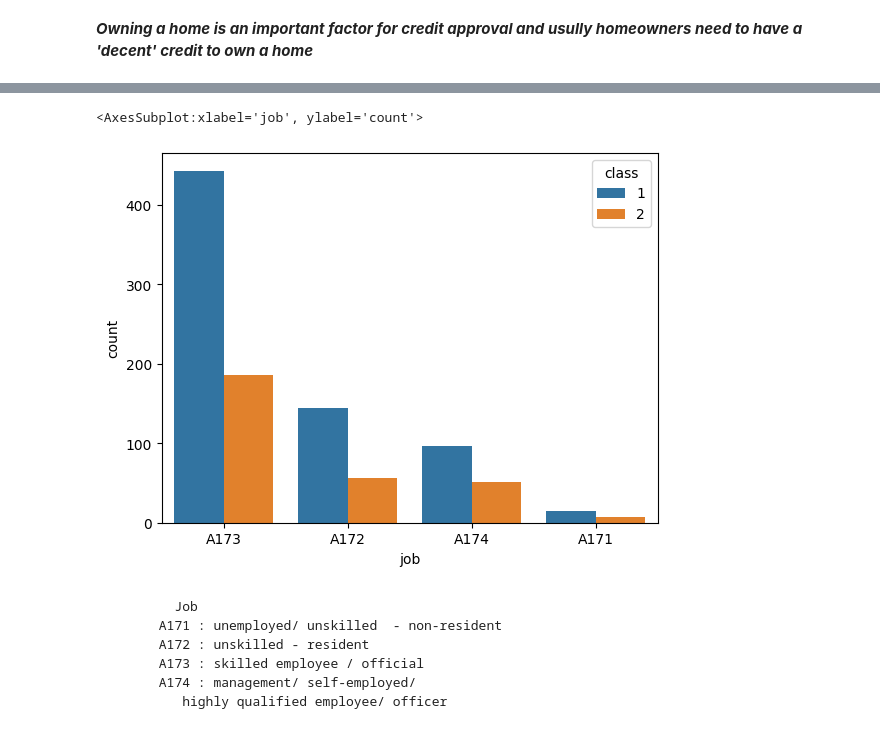
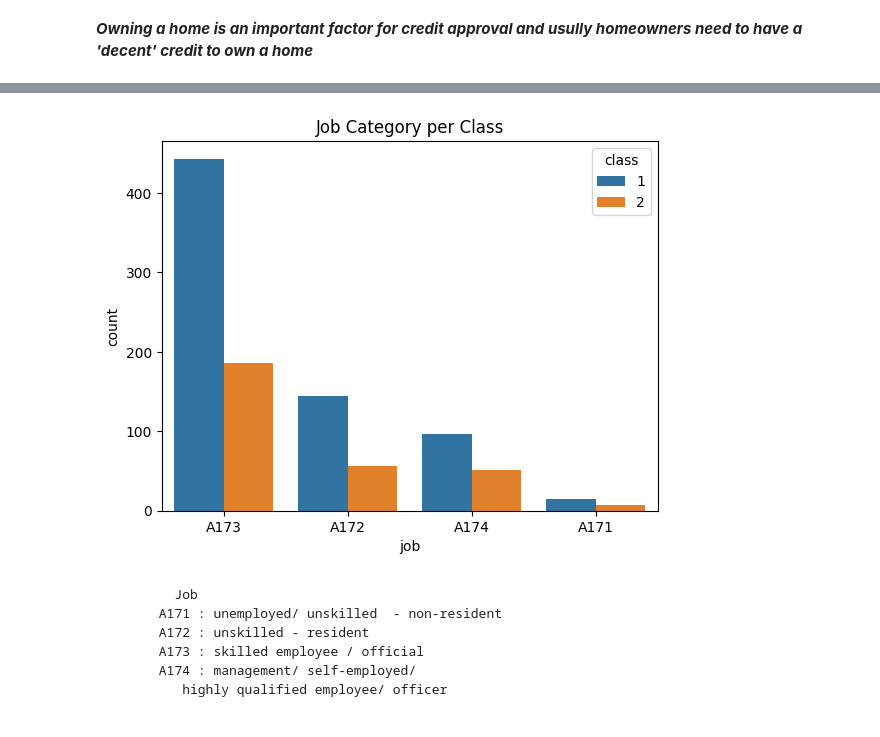
Before and after one commit to lopez-Luis89/Credit, a Jupyter notebook: Team Project AAI 501.ipynb, the cells around one changed output, grey strips where cells are left out. Saved outputs shown, nothing was run; the diff lists cells and outputs as text; code cells hidden in the pictures.

```diff
--- a/Team Project AAI 501.ipynb
+++ b/Team Project AAI 501.ipynb
@@ -499,8 +413,9 @@ Index(['duration_month', 'credit_amount', 'present_employment',
 # %%
 sns.countplot(data=df_encoded, x = 'job', hue = 'class' )
+plt.title('Job Category per Class')
+plt.show();
 # %% [output]
-<AxesSubplot:xlabel='job', ylabel='count'>
-[figure, old version]
+[figure, new version]
 # %% [markdown]
    			Job
 	      A171 : unemployed/ unskilled  - non-resident
```
Also changed, not shown: parts of 60 cells of this notebook.
